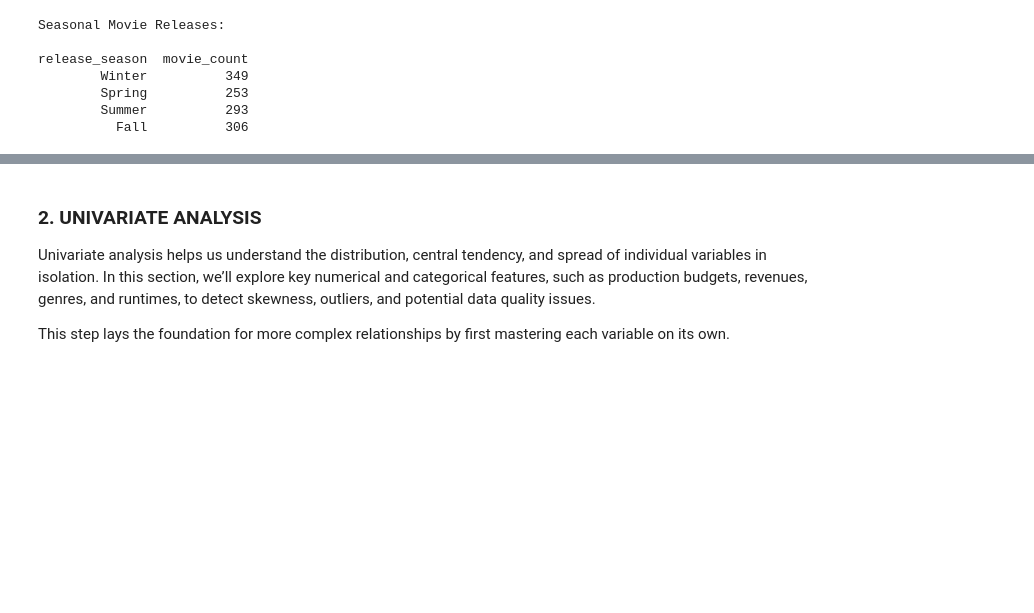
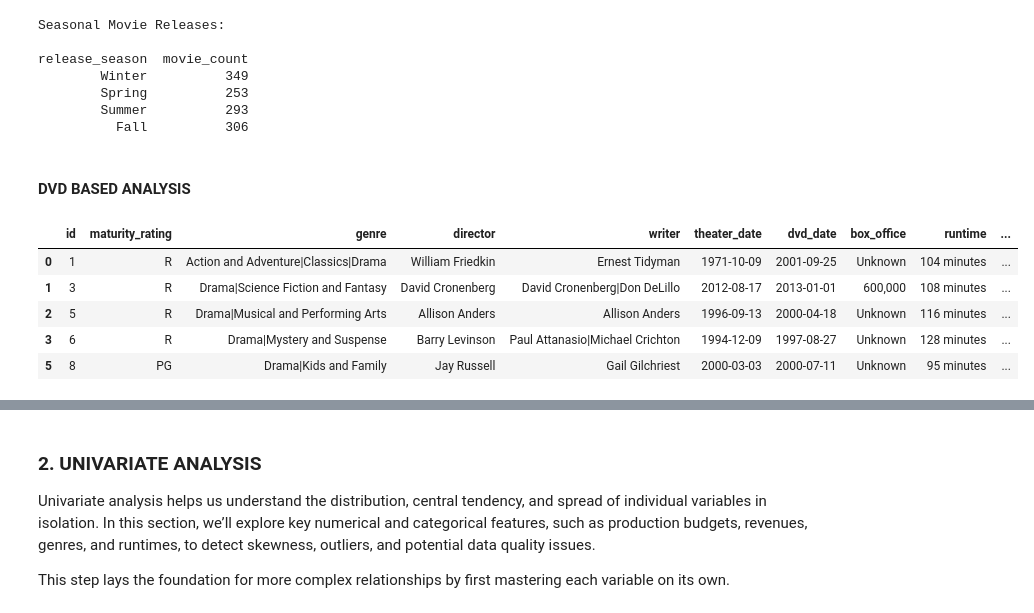
Before and after one commit to Vain-Guy/Data-s-Cut, a Jupyter notebook: notebooks/exploratory.ipynb, the cells around one changed output, grey strips where cells are left out. Saved outputs shown, nothing was run; the diff lists cells and outputs as text; code cells hidden in the pictures; blank space fills up the shorter version.

Commit message:
Sanity Check

```diff
--- a/notebooks/exploratory.ipynb
+++ b/notebooks/exploratory.ipynb
@@ -918,7 +930,6 @@ rt_movies_df.loc[rt_movies_df['director'].isna()].head()
 # Drop useless columns
 rt_movies_df = rt_movies_df.drop(columns = [
     "studio",
-    "dvd_date",
     "currency",
     "synopsis",
 ])
@@ -1487,13 +1606,18 @@ Annual Movie Release Count:
 # %%
 # Convert and extract only valid dates for time-series operations
 rt_movies_df['theater_date'] = pd.to_datetime(rt_movies_df['theater_date'], errors='coerce')
+rt_movies_df['dvd_date'] = pd.to_datetime(rt_movies_df['dvd_date'], errors='coerce')
 
 # Create temporary subset for date-based analysis
 date_filtered_df = rt_movies_df[rt_movies_df['theater_date'].notna()].copy()
+dvd_filtered_df = rt_movies_df[rt_movies_df['dvd_date'].notna()].copy()
 
-# Extract year, month, day from valid dates only
+# Extract year, month, day from valid theater dates
 date_filtered_df['release_year'] = date_filtered_df['theater_date'].dt.year
 date_filtered_df['release_month'] = date_filtered_df['theater_date'].dt.month
 date_filtered_df['release_day'] = date_filtered_df['theater_date'].dt.day_name()
 
-date_filtered_df.head()
+# Extract year, month, day from valid DVD dates
+dvd_filtered_df['dvd_year'] = dvd_filtered_df['dvd_date'].dt.year
+dvd_filtered_df['dvd_month'] = dvd_filtered_df['dvd_date'].dt.month
+dvd_filtered_df['dvd_day'] = dvd_filtered_df['dvd_date'].dt.day_name()
@@ -1816,3 +1945,15 @@ release_season  movie_count
         Spring          253
         Summer          293
           Fall          306
+# %% [markdown]
+#### DVD BASED ANALYSIS
+# %%
+# Quick sanity check for DVD related dates
+dvd_filtered_df.head()
+# %% [output]
+|  | id | maturity_rating | genre | director | writer | theater_date | dvd_date | box_office | runtime | ... |
+| 0 | 1 | R | Action and Adventure|Classics|Drama | William Friedkin | Ernest Tidyman | 1971-10-09 | 2001-09-25 | Unknown | 104 minutes | ... |
+| 1 | 3 | R | Drama|Science Fiction and Fantasy | David Cronenberg | David Cronenberg|Don DeLillo | 2012-08-17 | 2013-01-01 | 600,000 | 108 minutes | ... |
+| 2 | 5 | R | Drama|Musical and Performing Arts | Allison Anders | Allison Anders | 1996-09-13 | 2000-04-18 | Unknown | 116 minutes | ... |
+| 3 | 6 | R | Drama|Mystery and Suspense | Barry Levinson | Paul Attanasio|Michael Crichton | 1994-12-09 | 1997-08-27 | Unknown | 128 minutes | ... |
+| 5 | 8 | PG | Drama|Kids and Family | Jay Russell | Gail Gilchriest | 2000-03-03 | 2000-07-11 | Unknown | 95 minutes | ... |
```
Also changed, not shown: parts of 30 cells of this notebook.
